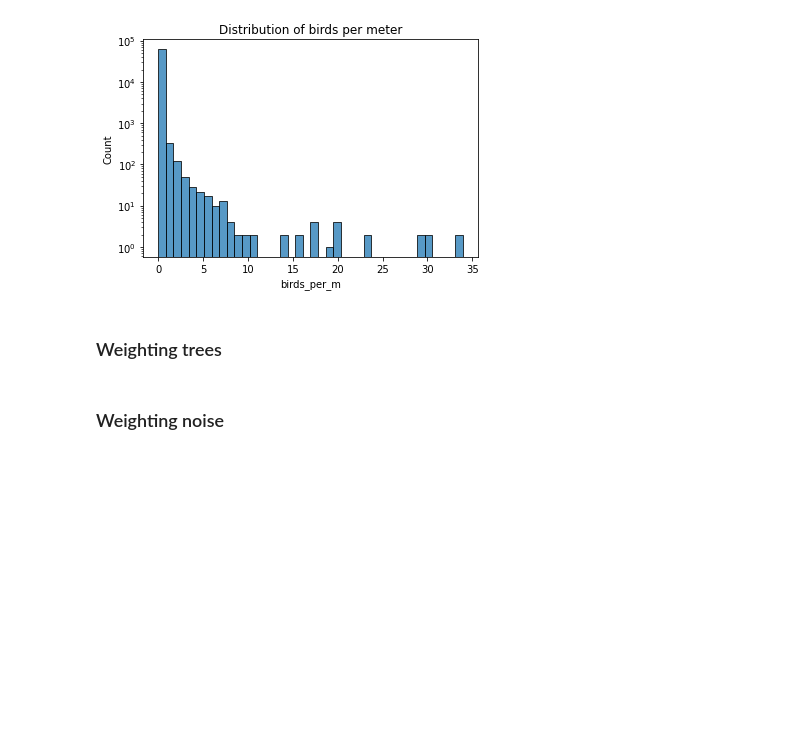
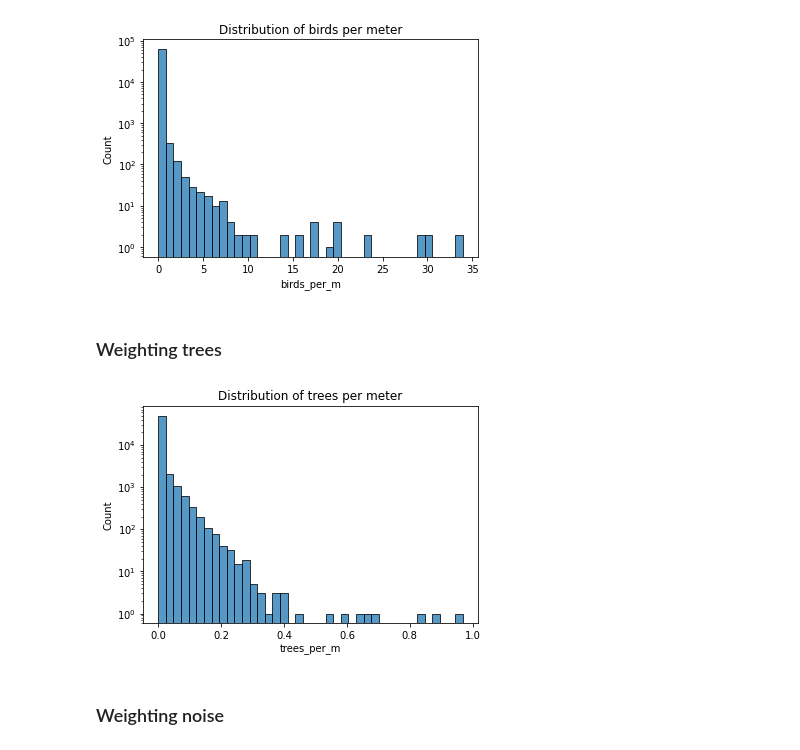
Before and after one commit to Marcus-Friis/geospatial-exam, a Jupyter notebook: notebooks/hyggefinder.ipynb, the cells around one changed output. Drawn from its saved outputs; the diff is of its cells as text; code cells hidden in the pictures; blank space fills up the shorter version.

```diff
--- a/notebooks/hyggefinder.ipynb
+++ b/notebooks/hyggefinder.ipynb
@@ -21,6 +31,9 @@ G = ox.project_graph(G, to_crs='EPSG:25832')
 
 # convert graph to geodataframe
 nodes, edges = ox.graph_to_gdfs(G)
+
+# remove lists from highways, take the first element if list
+edges['highway'] = edges.highway.apply(lambda x: x[0] if isinstance(x, list) else x)
 # %% [markdown]
 ### Bird attributes
 Bird data is extracted in the [`bird-edges.ipynb`](/notebooks/bird-edges.ipynb) notebook. Birds are attributed to an edge if a 50m buffer around the bird intersects with a given street.
@@ -95,10 +108,17 @@ bins = [0, 0.8, 0.9, 1]
 labels = ['no birds?', 'some birds', 'HOLY SHIT THAT IS A LOT OF BIRDS']
 w_map = {
     'no birds?': 1,
-    'some birds': 0.9,
-    'HOLY SHIT THAT IS A LOT OF BIRDS': 0.8
+    'some birds': 0.7,
+    'HOLY SHIT THAT IS A LOT OF BIRDS': 0.5
 }
 gdf['birds_per_m_cat'] = pd.cut(gdf.birds_per_m, gdf.birds_per_m.quantile(bins), include_lowest=True, labels=labels)
-gdf['bird_per_m_w'] = gdf.birds_per_m_cat.map(w_map)
+gdf['birds_per_m_w'] = gdf.birds_per_m_cat.map(w_map).astype(float)
 # %% [markdown]
 ### Weighting trees
+# %%
+f, ax = plt.subplots()
+sns.histplot(data=gdf, x='trees_per_m', ax=ax, bins=40)
+ax.set_yscale('log')
+ax.set_title('Distribution of trees per meter');
+# %% [output]
+[figure, added]
```
Also changed, not shown: parts of 19 cells of this notebook.
